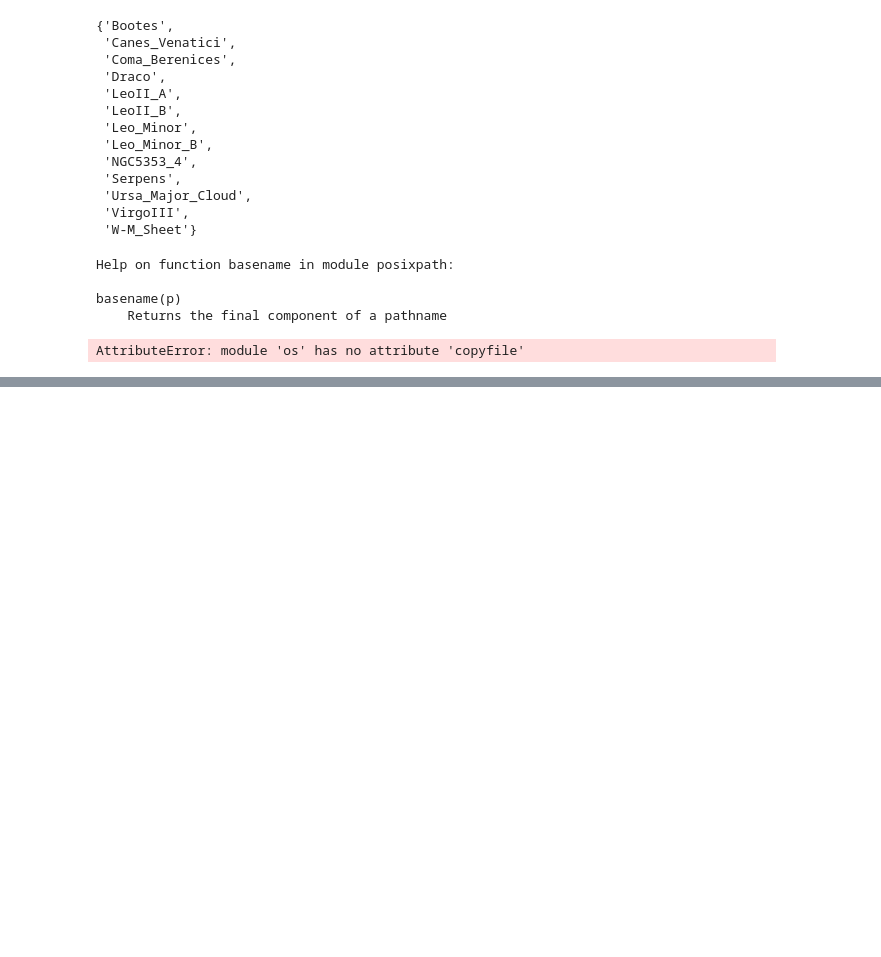
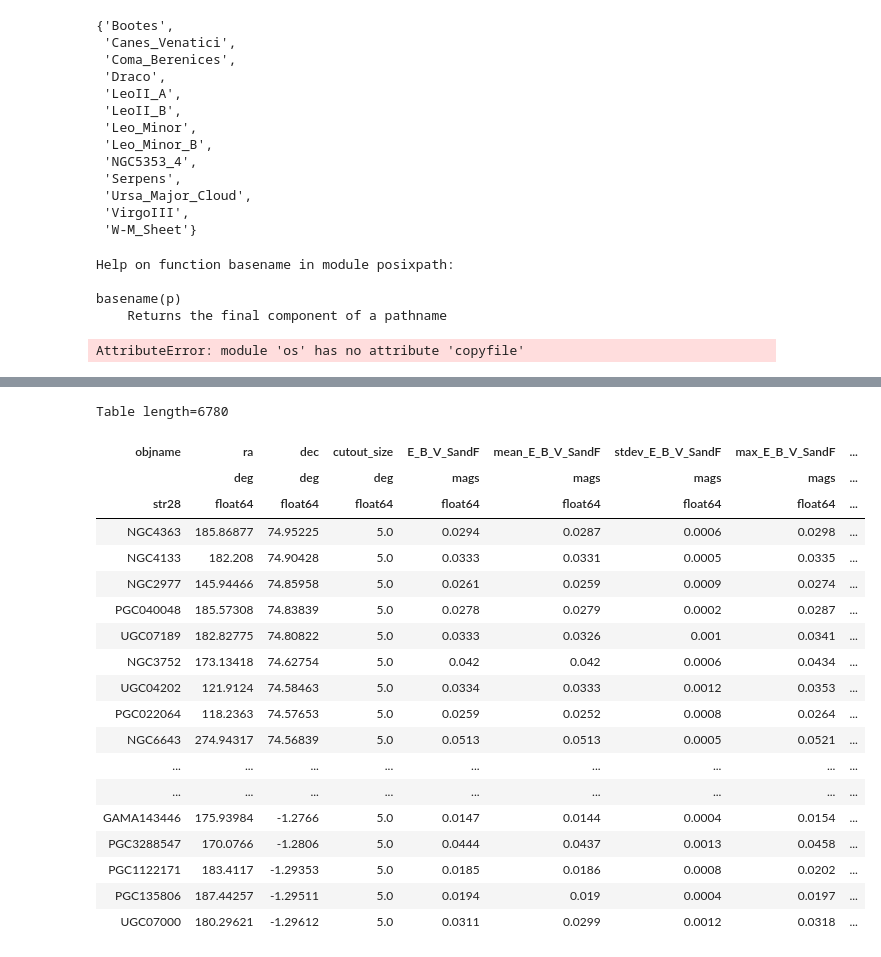
Before and after one commit to rfinn/Virgo, a Jupyter notebook: notebooks/making_tables_v2.ipynb, the cells around one changed output, grey strips where cells are left out. Saved outputs shown, nothing was run; the diff lists cells and outputs as text; code cells hidden in the pictures; blank space fills up the shorter version.

```diff
--- a/notebooks/making_tables_v2.ipynb
+++ b/notebooks/making_tables_v2.ipynb
@@ -163,0 +251,23 @@ AttributeError: module 'os' has no attribute 'copyfile'
+# %%
+etab
+# %% [output]
+Table length=6780
+| objname | ra | dec | cutout_size | E_B_V_SandF | mean_E_B_V_SandF | stdev_E_B_V_SandF | max_E_B_V_SandF | ... |
+|  | deg | deg | deg | mags | mags | mags | mags | ... |
+| str28 | float64 | float64 | float64 | float64 | float64 | float64 | float64 | ... |
+| NGC4363 | 185.86877 | 74.95225 | 5.0 | 0.0294 | 0.0287 | 0.0006 | 0.0298 | ... |
+| NGC4133 | 182.208 | 74.90428 | 5.0 | 0.0333 | 0.0331 | 0.0005 | 0.0335 | ... |
+| NGC2977 | 145.94466 | 74.85958 | 5.0 | 0.0261 | 0.0259 | 0.0009 | 0.0274 | ... |
+| PGC040048 | 185.57308 | 74.83839 | 5.0 | 0.0278 | 0.0279 | 0.0002 | 0.0287 | ... |
+| UGC07189 | 182.82775 | 74.80822 | 5.0 | 0.0333 | 0.0326 | 0.001 | 0.0341 | ... |
+| NGC3752 | 173.13418 | 74.62754 | 5.0 | 0.042 | 0.042 | 0.0006 | 0.0434 | ... |
+| UGC04202 | 121.9124 | 74.58463 | 5.0 | 0.0334 | 0.0333 | 0.0012 | 0.0353 | ... |
+| PGC022064 | 118.2363 | 74.57653 | 5.0 | 0.0259 | 0.0252 | 0.0008 | 0.0264 | ... |
+| NGC6643 | 274.94317 | 74.56839 | 5.0 | 0.0513 | 0.0513 | 0.0005 | 0.0521 | ... |
+| ... | ... | ... | ... | ... | ... | ... | ... | ... |
+| ... | ... | ... | ... | ... | ... | ... | ... | ... |
+| GAMA143446 | 175.93984 | -1.2766 | 5.0 | 0.0147 | 0.0144 | 0.0004 | 0.0154 | ... |
+| PGC3288547 | 170.0766 | -1.2806 | 5.0 | 0.0444 | 0.0437 | 0.0013 | 0.0458 | ... |
+| PGC1122171 | 183.4117 | -1.29353 | 5.0 | 0.0185 | 0.0186 | 0.0008 | 0.0202 | ... |
+| PGC135806 | 187.44257 | -1.29511 | 5.0 | 0.0194 | 0.019 | 0.0004 | 0.0197 | ... |
+| UGC07000 | 180.29621 | -1.29612 | 5.0 | 0.0311 | 0.0299 | 0.0012 | 0.0318 | ... |
```
Also changed, not shown: parts of 7 cells of this notebook, 2 other files.
